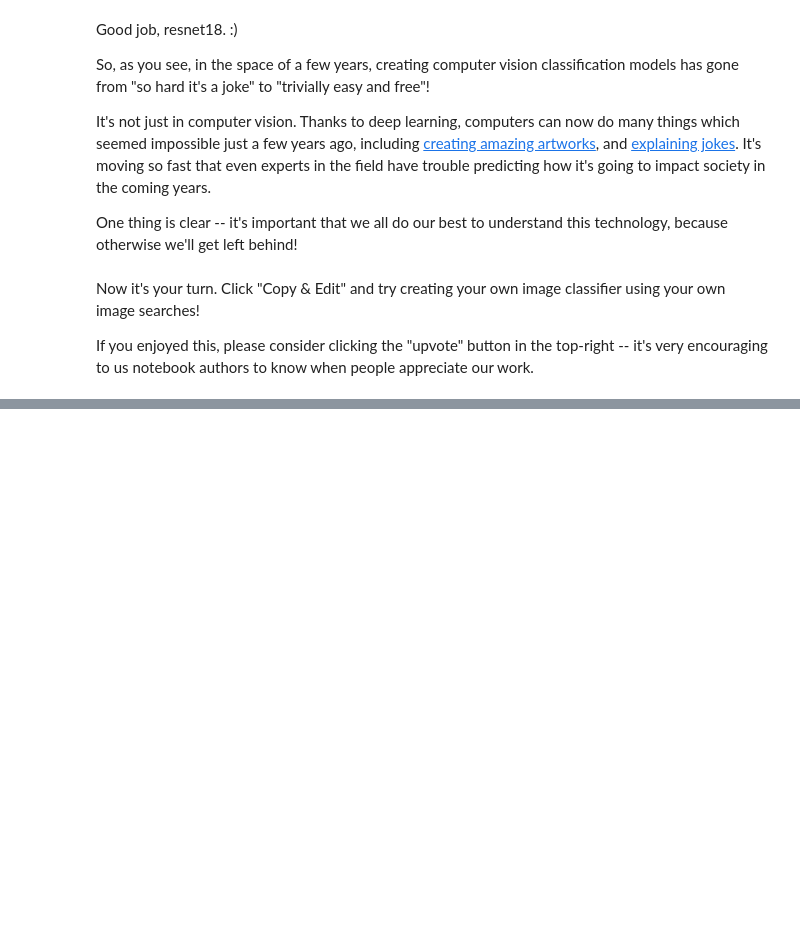
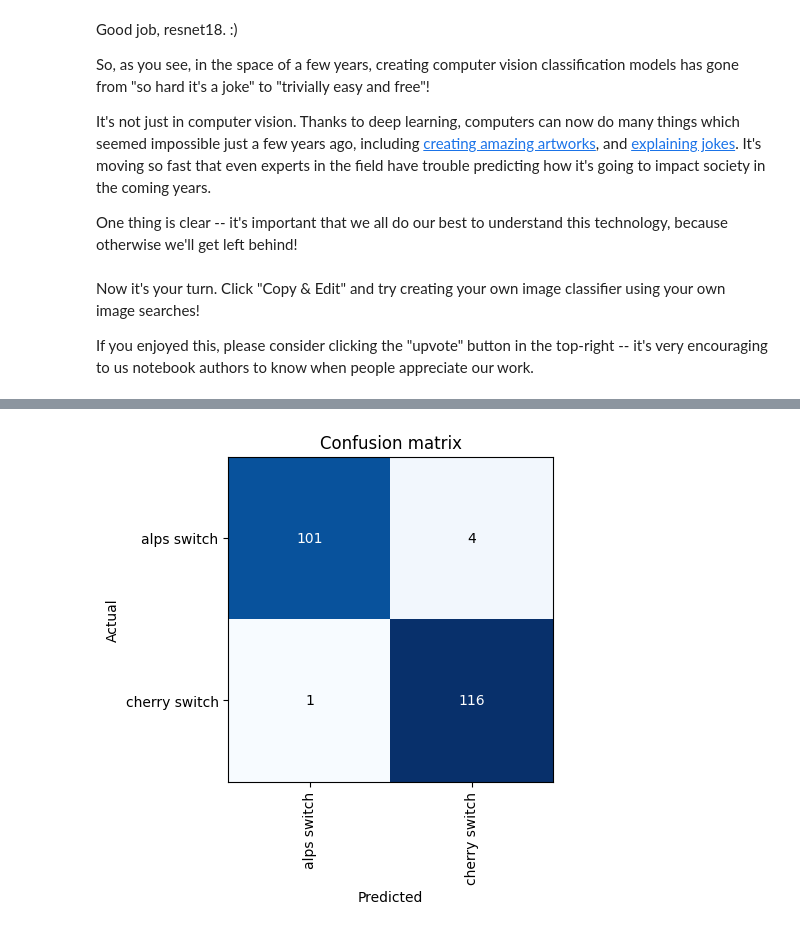
Before and after one commit to DioneJM/course22, a Jupyter notebook: 00-is-it-a-bird-creating-a-model-from-your-own-data.ipynb, the cells around one changed output, grey strips where cells are left out. Cells and saved outputs as stored; diff of their text form; code cells hidden in the pictures; blank space fills up the shorter version.

Commit message:
add confusion matrix and image cleaner to mx or alps model notebook

```diff
--- a/00-is-it-a-bird-creating-a-model-from-your-own-data.ipynb
+++ b/00-is-it-a-bird-creating-a-model-from-your-own-data.ipynb
@@ -172,3 +173,7 @@ One thing is clear -- it's important that we all do our best to understand this
 Now it's your turn. Click "Copy & Edit" and try creating your own image classifier using your own image searches!
 
 If you enjoyed this, please consider clicking the "upvote" button in the top-right -- it's very encouraging to us notebook authors to know when people appreciate our work.
+# %%
+interp = ClassificationInterpretation.from_learner(learn)
+interp.plot_confusion_matrix()
+# %% [output]
@@ -174,0 +182 @@ If you enjoyed this, please consider clicking the "upvote" button in the top-rig
+[figure, added]
```
Also changed, not shown: parts of 10 cells of this notebook, 1 other file.
